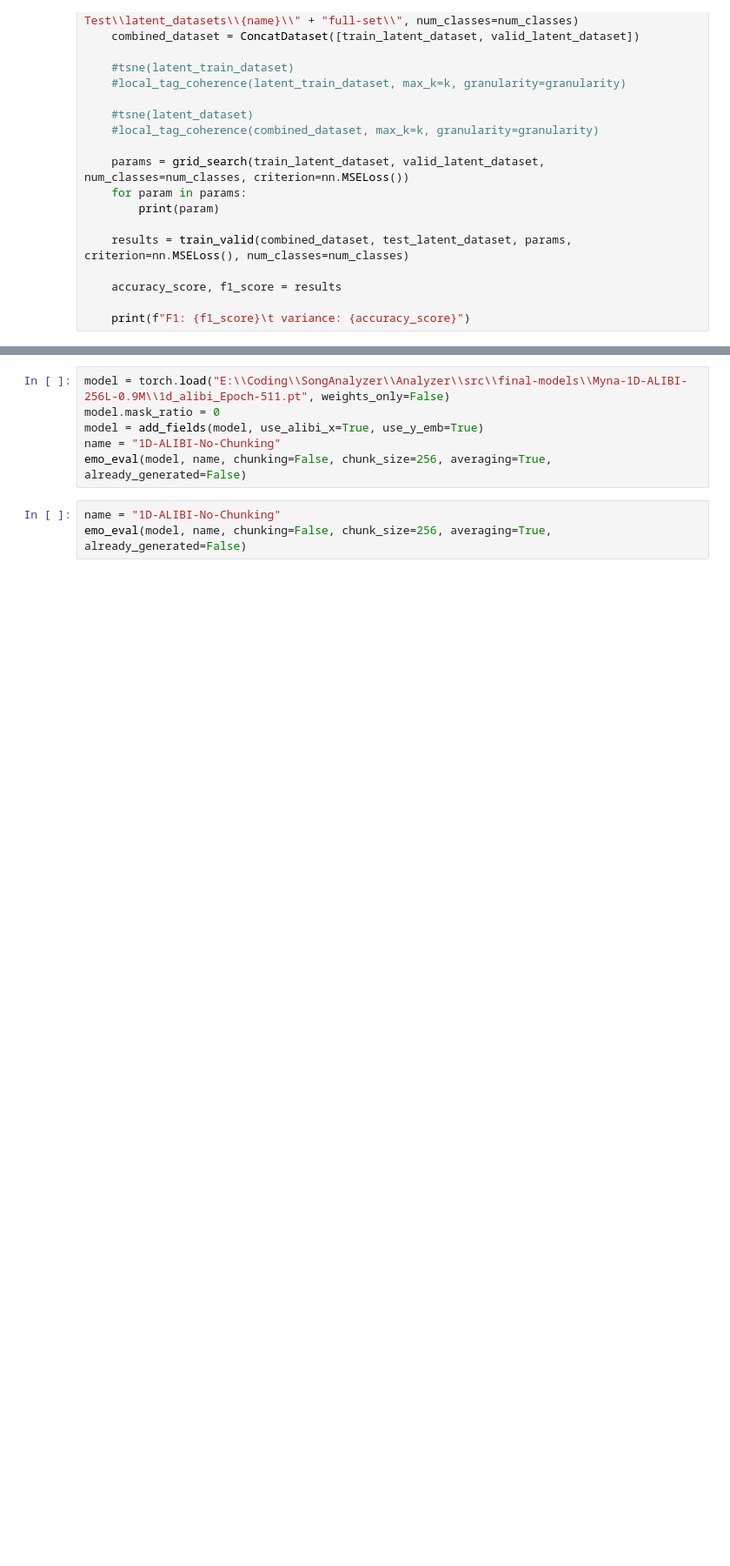
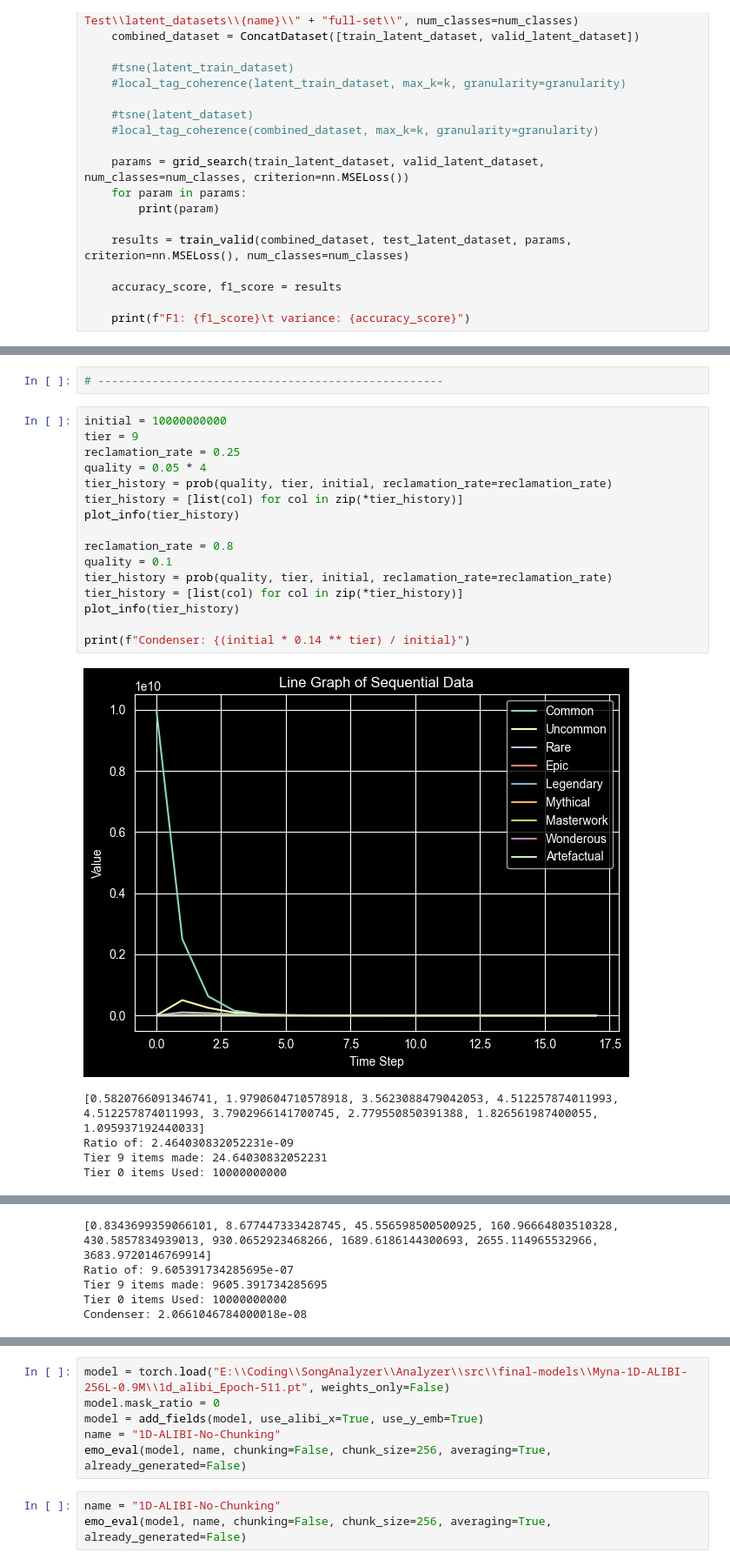
Before and after one commit to Gorp5/ContrastiveMusicLearning, a Jupyter notebook: src/MetricEvaluation.ipynb, the cells around one changed output, grey strips where cells are left out. Shown at 87% size. Cells and saved outputs as stored; diff of their text form; blank space fills up the shorter version.

```diff
--- a/src/MetricEvaluation.ipynb
+++ b/src/MetricEvaluation.ipynb
@@ -667,0 +1125,24 @@ def add_fields(model, use_sinusoidal=False, use_y_emb=False,
+# %%
+# ---------------------------------------------------
+# %%
+initial = 10000000000
+tier = 9
+reclamation_rate = 0.25
+quality = 0.05 * 4
+tier_history = prob(quality, tier, initial, reclamation_rate=reclamation_rate)
+tier_history = [list(col) for col in zip(*tier_history)]
+plot_info(tier_history)
+
+reclamation_rate = 0.8
+quality = 0.1
+tier_history = prob(quality, tier, initial, reclamation_rate=reclamation_rate)
+tier_history = [list(col) for col in zip(*tier_history)]
+plot_info(tier_history)
+
+print(f"Condenser: {(initial * 0.14 ** tier) / initial}")
+# %% [output]
+[figure, added]
+[0.5820766091346741, 1.9790604710578918, 3.5623088479042053, 4.512257874011993, 4.512257874011993, 3.7902966141700745, 2.779550850391388, 1.826561987400055, 1.095937192440033]
+Ratio of: 2.464030832052231e-09
+Tier 9 items made: 24.64030832052231
+Tier 0 items Used: 10000000000
@@ -668,3 +1150,8 @@ def add_fields(model, use_sinusoidal=False, use_y_emb=False,
+[0.8343699359066101, 8.677447333428745, 45.556598500500925, 160.96664803510328, 430.5857834939013, 930.0652923468266, 1689.6186144300693, 2655.114965532966, 3683.9720146769914]
+Ratio of: 9.605391734285695e-07
+Tier 9 items made: 9605.391734285695
+Tier 0 items Used: 10000000000
+Condenser: 2.0661046784000018e-08
 # %%
 from torch.utils.data import ConcatDataset, DataLoader
 
```
Also changed, not shown: parts of 27 cells of this notebook, 15 other files.
